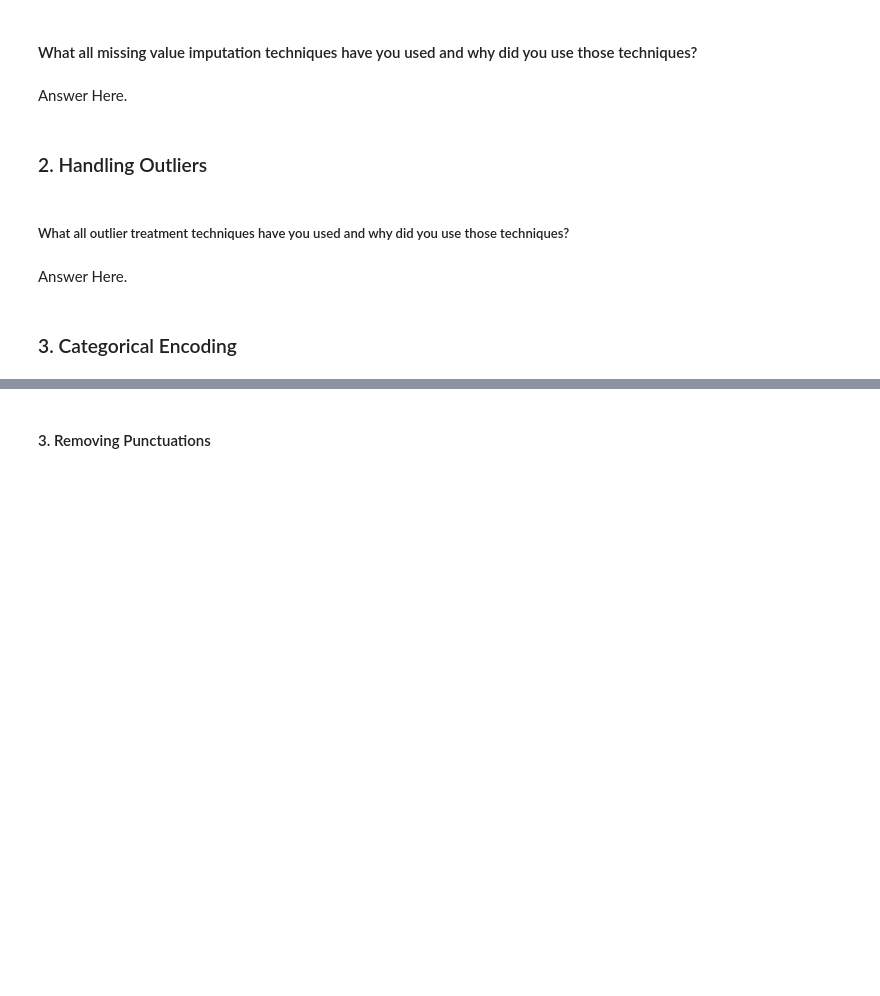
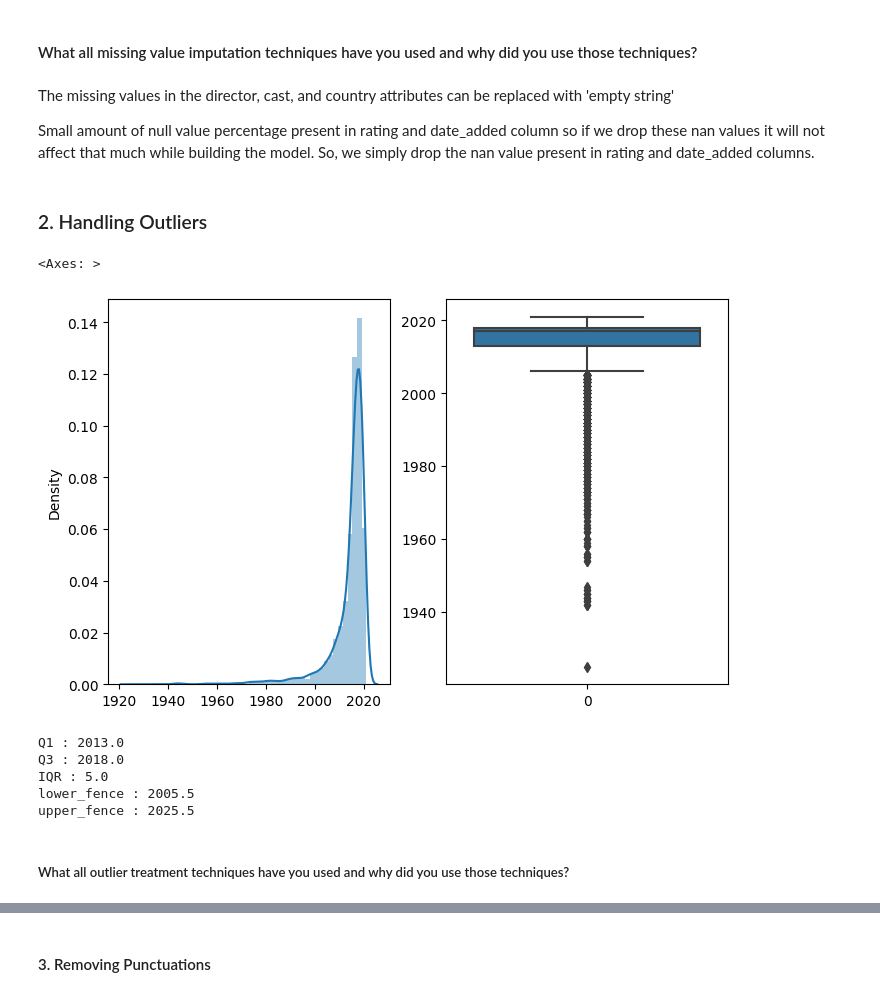
Before and after one commit to sourav03dutta/Netflix-Movies-and-TV-Shows-Clustering, a Jupyter notebook: Netflix_Movies_And_TV_Shows_Clustering.ipynb, the cells around one changed output, grey strips where cells are left out. Cells and saved outputs as stored; diff of their text form; code cells hidden in the pictures; blank space fills up the shorter version.

```diff
--- a/Netflix_Movies_And_TV_Shows_Clustering.ipynb
+++ b/Netflix_Movies_And_TV_Shows_Clustering.ipynb
@@ -724,2 +741,5 @@ Most of the common words present in 'Description' column are "family", "find", "
 # %%
 # Handling Missing Values & Missing Value Imputation
+
+Netflix_Data[['Director','Cast','Country']] = Netflix_Data[['Director','Cast','Country']].fillna(' ')
+Netflix_Data.dropna(axis=0, inplace=True)
@@ -726,6 +762,8 @@ Most of the common words present in 'Description' column are "family", "find", "
 # %% [markdown]
 #### What all missing value imputation techniques have you used and why did you use those techniques?
-# %% [markdown]
-Answer Here.
+# %% [markdown]
+The missing values in the director, cast, and country attributes can be replaced with 'empty string'
+
+Small amount of null value percentage present in rating and date_added column so if we drop these nan values it will not affect that much while building the model. So, we simply drop the nan value present in rating and date_added columns.
 # %% [markdown]
 ### 2. Handling Outliers
@@ -734,6 +770,34 @@ Answer Here.
+# %%
+# Handling Outliers & Outlier treatments
+
+# plotting graph
+fig,ax = plt.subplots(1,2, figsize=(8,5))
+
+# Display boxplot and dist plot.
+sns.distplot(x=Netflix_Data['Release_Year'], ax=ax[0])
+sns.boxplot(Netflix_Data.Release_Year)
+# %% [output]
+<Axes: >
+[figure, added]
+# %%
+''' Detection '''
+# IQR METHOD
+# Calculate the upper and lower limits
+Q1 = Netflix_Data['Release_Year'].quantile(0.25)
+Q3 = Netflix_Data['Release_Year'].quantile(0.75)
+IQR = Q3 - Q1
+lower_fence= Q1 - 1.5*IQR
+upper_fence= Q3 + 1.5*IQR
+print(f'Q1 : {Q1}')
+print(f'Q3 : {Q3}')
+print(f'IQR : {IQR}')
+print(f'lower_fence : {lower_fence}')
+print(f'upper_fence : {upper_fence}')
+# %% [output]
+Q1 : 2013.0
+Q3 : 2018.0
+IQR : 5.0
+lower_fence : 2005.5
+upper_fence : 2025.5
 # %% [markdown]
 ##### What all outlier treatment techniques have you used and why did you use those techniques?
-# %% [markdown]
-Answer Here.
-# %% [markdown]
-### 3. Categorical Encoding
```
Also changed, not shown: parts of 26 cells of this notebook.
